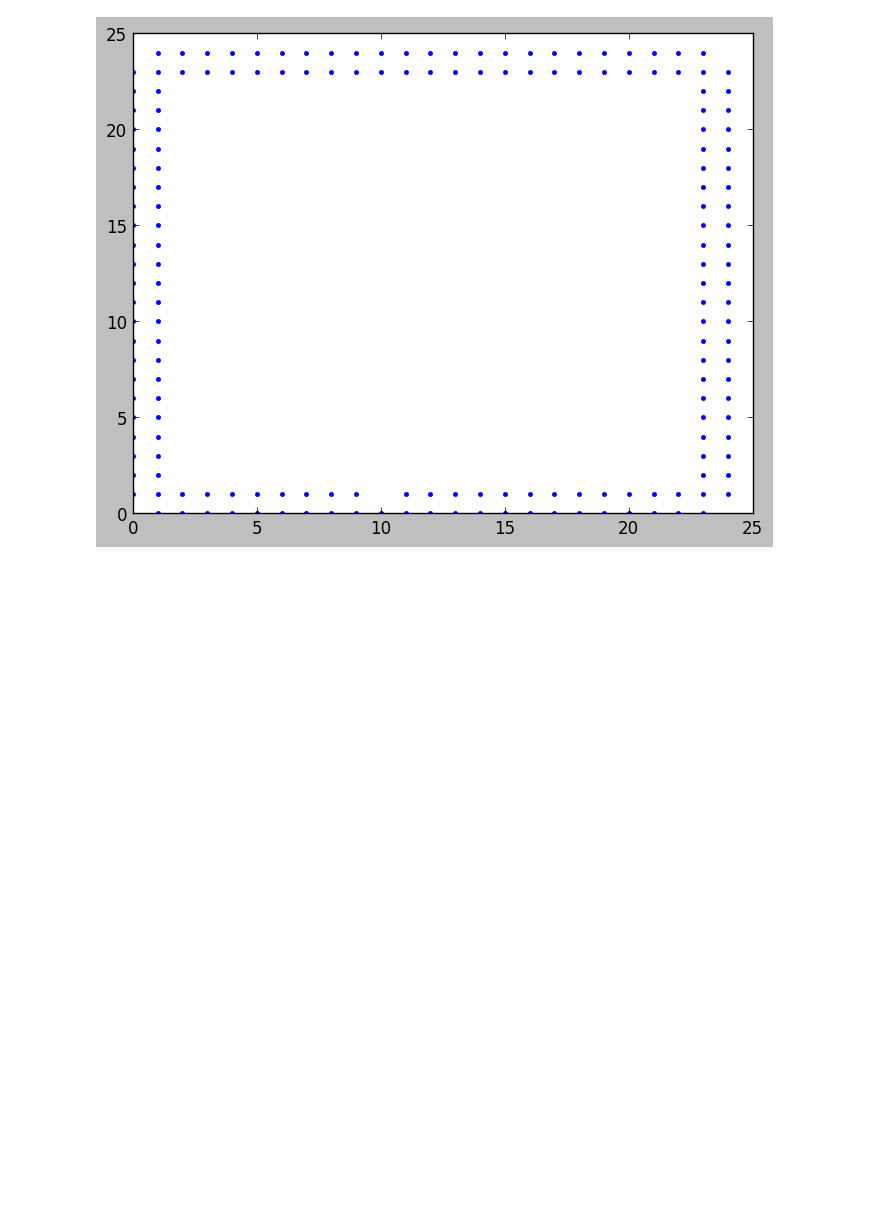
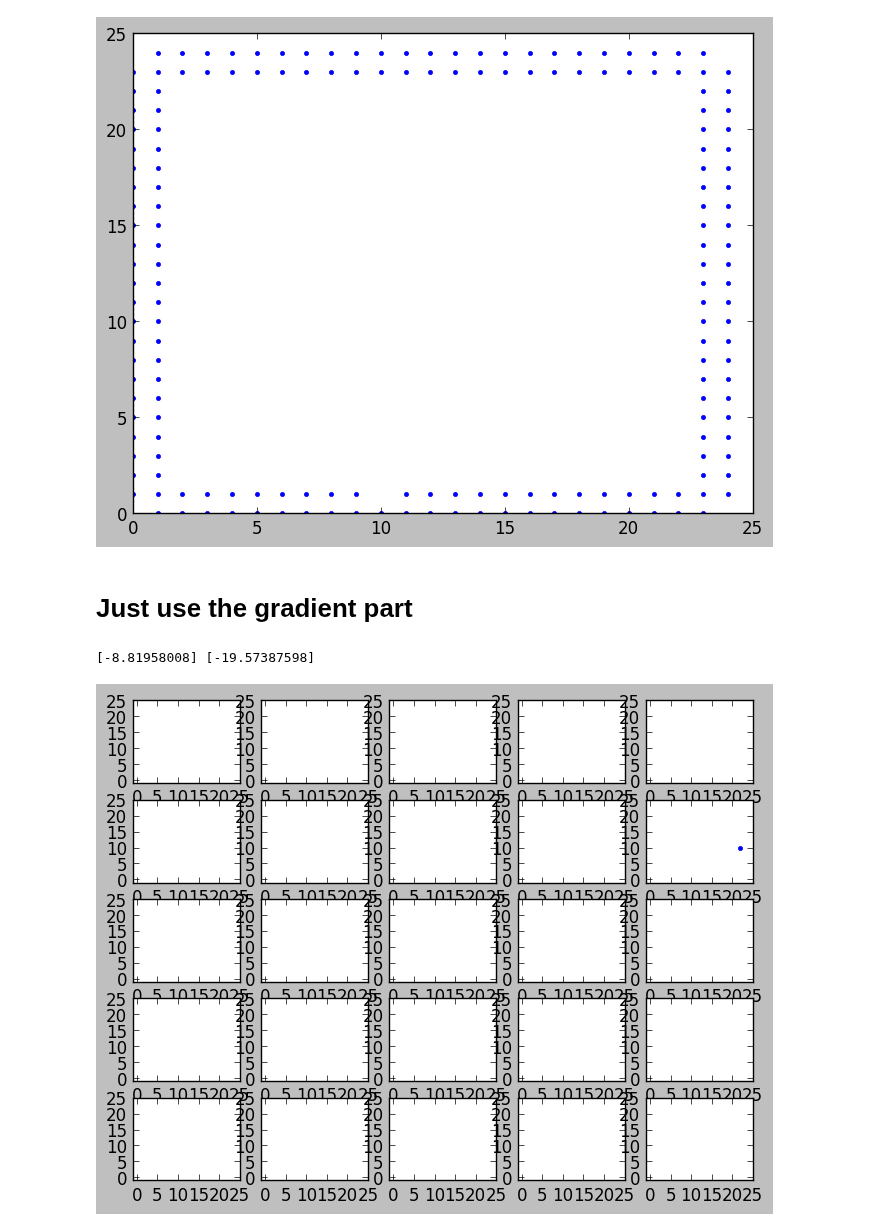
Before and after one commit to PaulMcMillan-Astro/DeprojectionProject, a Jupyter notebook: Gradient tests.ipynb, the cells around one changed output. Cells and saved outputs as stored; diff of their text form; code cells hidden in the pictures; blank space fills up the shorter version.

```diff
--- a/Gradient tests.ipynb
+++ b/Gradient tests.ipynb
@@ -163,0 +222,47 @@ plt.show()
+# %% [markdown]
+# Just use the gradient part
+# %%
+sec_deriv = np.sum(sec_der(phi0, sigma2, dv)**2)
+grad_sec_deriv = grad_sec_der_loc(phi0, sigma2, dv,n)
+
+grad_sec_deriv_num = np.zeros_like(phi0)
+
+for i in range(phi0.shape[0]) :
+    for j in range(phi0.shape[1]) :
+        for k in range(phi0.shape[2]) :
+            phitmp = copy.copy(phi0)
+            phitmp[i,j,k] += 0.001
+            grad_sec_deriv_num[i,j,k] = (np.sum(sec_der(phitmp, sigma2, dv)**2)-
+                                         sec_deriv)/0.001
+# %%
+sec_deriv.shape, grad_sec_deriv.shape,grad_sec_deriv_num.shape
+grad_sec_deriv_num = grad_sec_deriv_num.ravel()
+# %%
+
+grad_sec_deriv = grad_sec_der_loc(phi0, sigma2, dv,n)
+# %%
+
+mask = ((grad_sec_deriv_num/grad_sec_deriv -1)**2 > 0.05) & (grad_sec_deriv_num**2>1e-4)
+maskf = ((grad_sec_deriv_num/grad_sec_deriv -1)**2 > 0.05) & (grad_sec_deriv_num**2>1e-4)
+# Plot the points as x,y,z - I am sure there is a better (more python-y) way of doing this,
+# but the below made sense to me
+xtmp = np.arange(0,len(grad_sec_deriv))[mask]//(n[1]*n[2])
+ytmp = (np.arange(0,len(grad_sec_deriv))[mask]//n[1])%n[2]
+ztmp = np.arange(0,len(grad_sec_deriv))[mask]%n[0]
+
+print(grad_sec_deriv_num[mask],grad_sec_deriv[mask])
+
+for i in range(25) :
+    plt.subplot(5,5,i+1)
+    mask = xtmp==i
+    plt.plot(ytmp[mask],ztmp[mask],'.')
+    plt.xlim(-1,25)
+    plt.ylim(-1,25)
+    #plt.scatter(ytmp[mask],ztmp[mask],c=(grad_sec_deriv[maskf])[mask],edgecolors='none',cmap='gnuplot2',vmin=-1,vmax=1)
+
+#plt.subplot(111)
+#plt.colorbar()
+plt.show()
+# %% [output]
+[-8.81958008] [-19.57387598]
+[figure, added]
```
Also changed, not shown: parts of 5 cells of this notebook.
